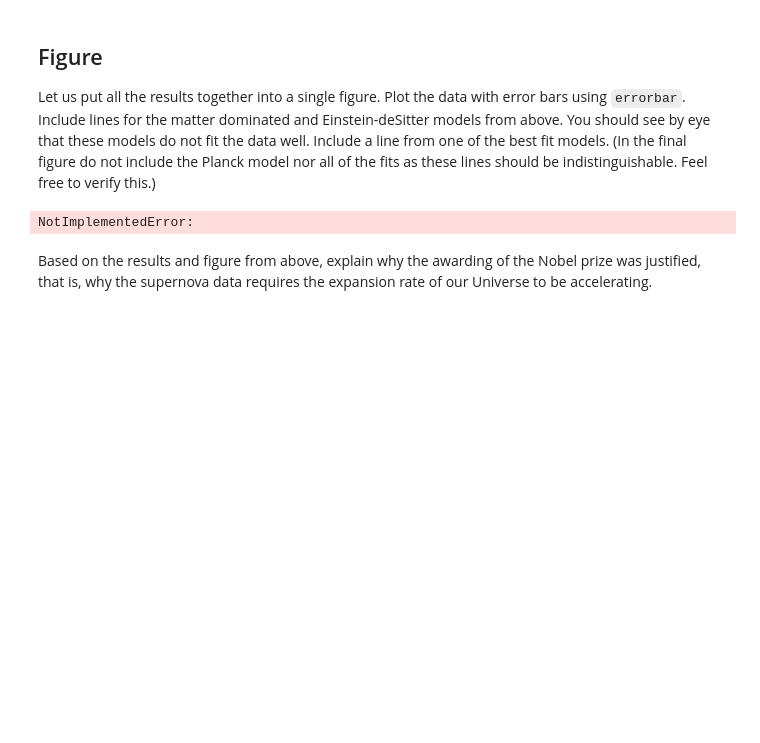
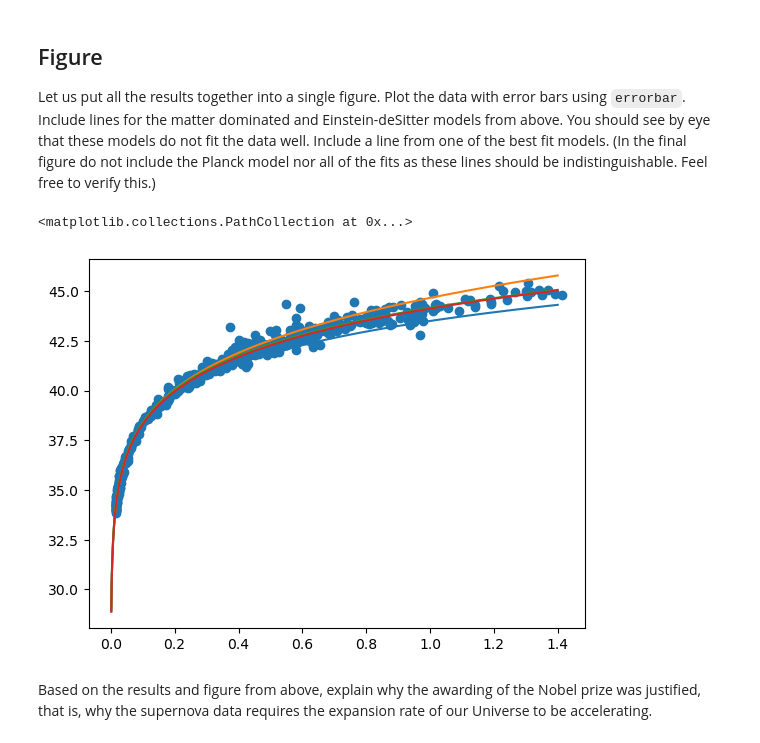
Before and after one commit to SerenaLynas/p250-spring-2026, a Jupyter notebook: labs/Lab09.ipynb, the cells around one changed output. Saved outputs shown, nothing was run; the diff lists cells and outputs as text; code cells hidden in the pictures; blank space fills up the shorter version.

```diff
--- a/labs/Lab09.ipynb
+++ b/labs/Lab09.ipynb
@@ -223,7 +224,6 @@ X^2 = 562.2443308263826, deg freedom = 578, p_value = 0.6729329715513294
 
 Fit for $\Omega_{\mathrm{de}}$, $w$, and $h$. Print the best fit values for $\Omega_{\mathrm{de}}$, $w$, and $h$, their uncertainties, the $\chi^2$ for the fit, the number of degrees of freedom, and the goodness of fit.
 # %%
-h = 0.7
 (Omega_de, w, h), pcov = opt.curve_fit(distance_modulus, redshift, distMod, [0.7, -1, 0.7], sigma=distModUncertainty, absolute_sigma=True)
 print("Fit:")
 print(f"Omega_de = {Omega_de} +- {np.sqrt(pcov[0][0])}")
@@ -233,6 +233,8 @@ print(f"h = {h} +- {np.sqrt(pcov[2][2])}")
 X2 = np.sum(((distMod - distance_modulus(redshift, Omega_de, w, h)) / distModUncertainty) ** 2)
 dog = len(redshift) - 3
 print(f"X^2 = {X2}, deg freedom = {dog}, p_value = {1 - chi2.cdf(X2, dog)}")
+
+best_Omega_de, best_w, best_h = Omega_de, w, h
 # %% [output]
 Fit:
 Omega_de = 0.7188351675701452 +- 0.07377528906657689
@@ -248,11 +250,20 @@ Include lines for the matter dominated and Einstein-deSitter models from above.
 You should see by eye that these models do not fit the data well. Include a line from one of the best fit models.
 (In the final figure do not include the Planck model nor all of the fits as these lines should be indistinguishable.
 Feel free to verify this.)
-# %%
-# YOUR CODE HERE
-raise NotImplementedError()
-# %% [output]
-NotImplementedError:
+# %%
+for Omega_de, w, h in [
+    [matter_Omega_de, matter_w, matter_h],
+    [eds_Omega_de, eds_w, eds_h],
+    [cmb_Omega_de, cmb_w, cmb_h],
+    [best_Omega_de, best_w, best_h]
+]:
+    zs = np.linspace(0, 1.4, 1000)
+    plt.plot(zs, distance_modulus(zs, Omega_de, w, h))
+
+plt.scatter(redshift, distMod)
+# %% [output]
+<matplotlib.collections.PathCollection at 0x...>
+[figure, added]
 # %% [markdown]
 Based on the results and figure from above, explain why the awarding of the Nobel prize was justified, that is, why the supernova data requires the expansion rate of our Universe to be accelerating.
 # %% [markdown]
```
Also changed, not shown: parts of 1 cell of this notebook.
